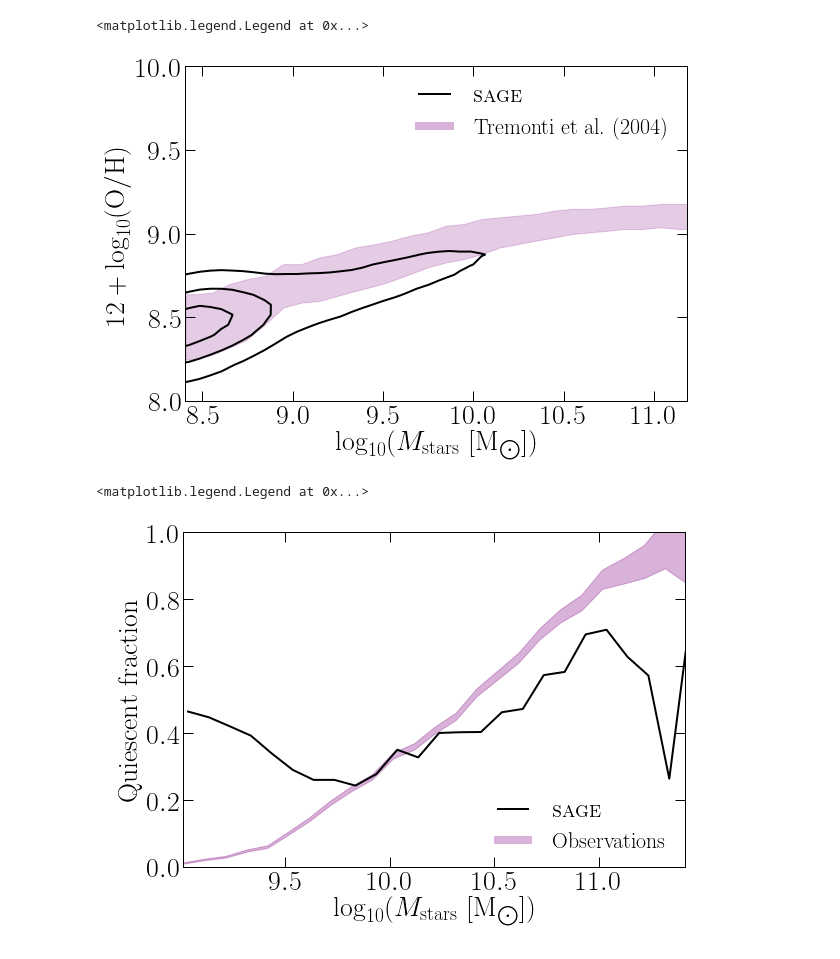
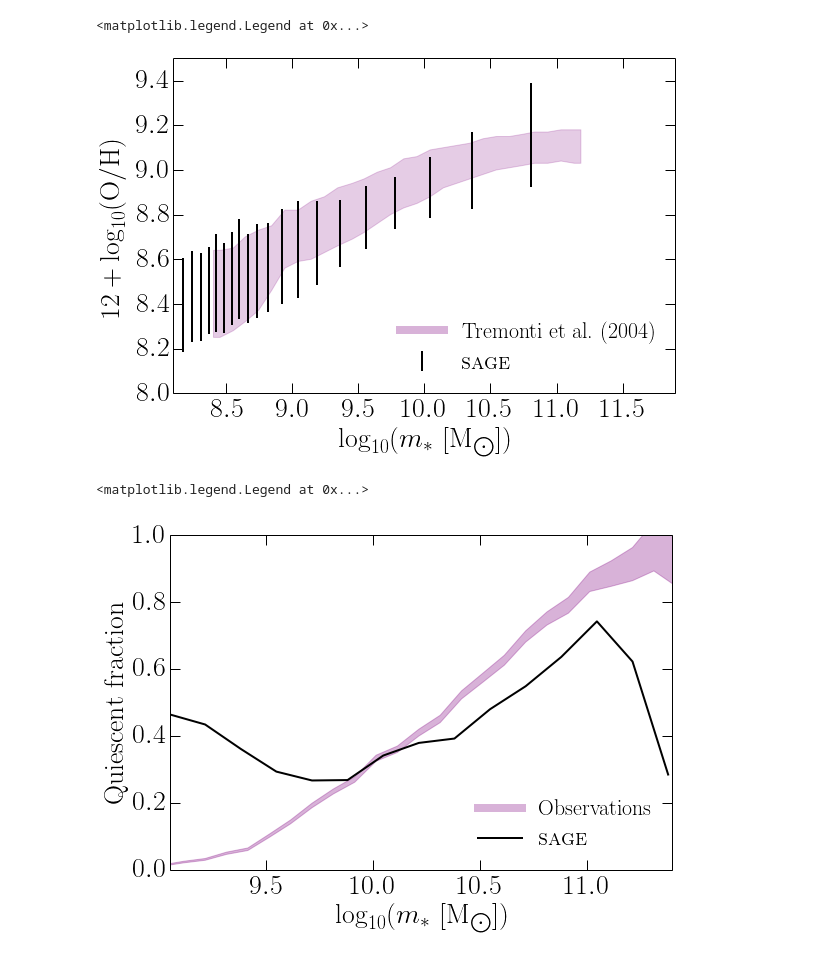
Before and after one commit to darrencroton/sage, a Jupyter notebook: output/SAGE_MM.ipynb, the cells around one changed output. Drawn from its saved outputs; the diff is of its cells as text; code cells hidden in the pictures.

Commit message:
Notebook updated to work with latest version of model and better match figures in paper

```diff
--- a/output/SAGE_MM.ipynb
+++ b/output/SAGE_MM.ipynb
@@ -8,13 +7,14 @@ import urllib
 import os
 import time
 # %%
-# Retrieve output of SAGE from Mini Millennium with fiducial parameters
-datadir = 'sage_MM/' # Change me to whatever you like
+datadir = 'sage_output/' # Change me to whatever you like
+# Retrieve output of SAGE from Mini Millennium with fiducial parameters if directory is empty
 if not os.path.isfile(datadir+'model_z0.000_0'):
-	urllib.urlretrieve('https://bitbucket.org/arhstevens/sage-mm-output/get/6e5b215dd12a.zip', 'sage_mm.zip')
+	urllib.urlretrieve('https://bitbucket.org/arhstevens/sage-mm-output/get/5a222f5b1053.zip', 'sage_mm.zip')
 	os.system('unzip -j sage_mm.zip -d '+datadir)
 	os.system('rm sage_mm.zip')
-	os.system('mv '+datadir+'plot_read_routines.py .')
+if os.path.isfile(datadir+'plot_read_routines.py'):
+    os.system('cp '+datadir+'plot_read_routines.py .')
 # %%
 # Import routines for reading and plotting
 import plot_read_routines as pr
@@ -24,5 +24,5 @@ M = pr.read_sagesnap(datadir+'model_z0.000')
 # %%
 # Plot settings
 fsize = 28
-matplotlib.rcParams.update({'font.size': fsize, 'xtick.major.size': 10, 'ytick.major.size': 10, 'xtick.major.width': 1, 'ytick.major.width': 1, 'ytick.minor.size': 5, 'xtick.minor.size': 5, 'axes.linewidth': 1, 'text.usetex': True, 'font.family': 'serif', 'font.serif': 'Times New Roman', 'figure.figsize': (9.0, 9.0*2/3)})
+matplotlib.rcParams.update({'font.size': fsize, 'xtick.major.size': 10, 'ytick.major.size': 10, 'xtick.major.width': 1, 'ytick.major.width': 1, 'ytick.minor.size': 5, 'xtick.minor.size': 5, 'axes.linewidth': 1, 'text.usetex': True, 'font.family': 'serif', 'font.serif': 'Times New Roman', 'figure.figsize': (9.0, 9.0*2/3), 'legend.numpoints': 1})
 # %%
@@ -76,24 +76,27 @@ plt.legend(fontsize=fsize-6, loc='best', frameon=False, numpoints=1)
 M_filt = (M.Type==0) * (M.ColdGas > 0) * (M.MetalsColdGas > 0) * (M.StellarMass > 0.01)
 M_star, OonH = M.StellarMass[M_filt]*1e10/h, M.MetalsColdGas[M_filt]/M.ColdGas[M_filt]/0.02
 plt.figure()
-plt.plot([-1,-1], [-1,-2], 'k-', lw=2, label=r'\textsc{sage}') # Just for legend
 pr.massmet_obsdata(h)
-pr.contour(np.log10(M_star), np.log10(OonH)+9, range=[[8,11],[7.5,10.5]], Nbins=50, Nlevels=3)
-plt.ylim(7.999, 10)
-plt.xlabel(r'$\log_{10}(M_{\mathrm{stars}}\ [\mathrm{M}_{\bigodot}])$')
+#pr.contour(np.log10(M_star), np.log10(OonH)+9, range=[[8,11],[7.5,10.5]], Nbins=50, Nlevels=5)
+m_plot, met_high, met_med, met_low = pr.percentiles(np.log10(M_star), np.log10(OonH)+9, xrange=[8,12])
+plt.errorbar(m_plot, met_med, yerr=[met_high-met_med, met_med-met_low], color='k', lw=2, ms=0, ls='none', capsize=0)
+plt.xlabel(r'$\log_{10}(m_*}\ [\mathrm{M}_{\bigodot}])$')
 plt.ylabel(r'$12 + \log_{10}(\mathrm{O} / \mathrm{H})$')
-plt.legend(fontsize=fsize-6, loc='best', frameon=False)
+plt.plot([-1,-1], [-1,-2], 'k|', ms=20, mew=2, label=r'\textsc{sage}') # Just for legend
+plt.axis([8.1, 11.9, 8, 9.5])
+plt.legend(fontsize=fsize-6, loc='lower right', frameon=False)
 # %% [output]
 <matplotlib.legend.Legend at 0x...>
-[figure, old version]
+[figure, new version]
 # %%
 # Plot the quiescent fraction of galaxies
 plt.figure()
-pr.quiescent(M.StellarMass*1e10/h, M.SfrBulge+M.SfrDisk, h=h)
 pr.quiescent_obs(h)
-plt.xlabel(r'$\log_{10}(M_{\mathrm{stars}}\ [\mathrm{M}_{\bigodot}])$')
+pr.quiescent(M.StellarMass*1e10/h, (M.SfrBulge+M.SfrDisk), h=h, Nbins=15)
+plt.axis([9.05, 11.4, 0, 1])
+plt.xlabel(r'$\log_{10}(m_*\ [\mathrm{M}_{\bigodot}])$')
 plt.ylabel(r'Quiescent fraction')
 plt.legend(fontsize=fsize-6, loc='lower right', frameon=False)
 # %% [output]
 <matplotlib.legend.Legend at 0x...>
-[figure, old version]
+[figure, new version]
```
Also changed, not shown: parts of 5 cells of this notebook.
